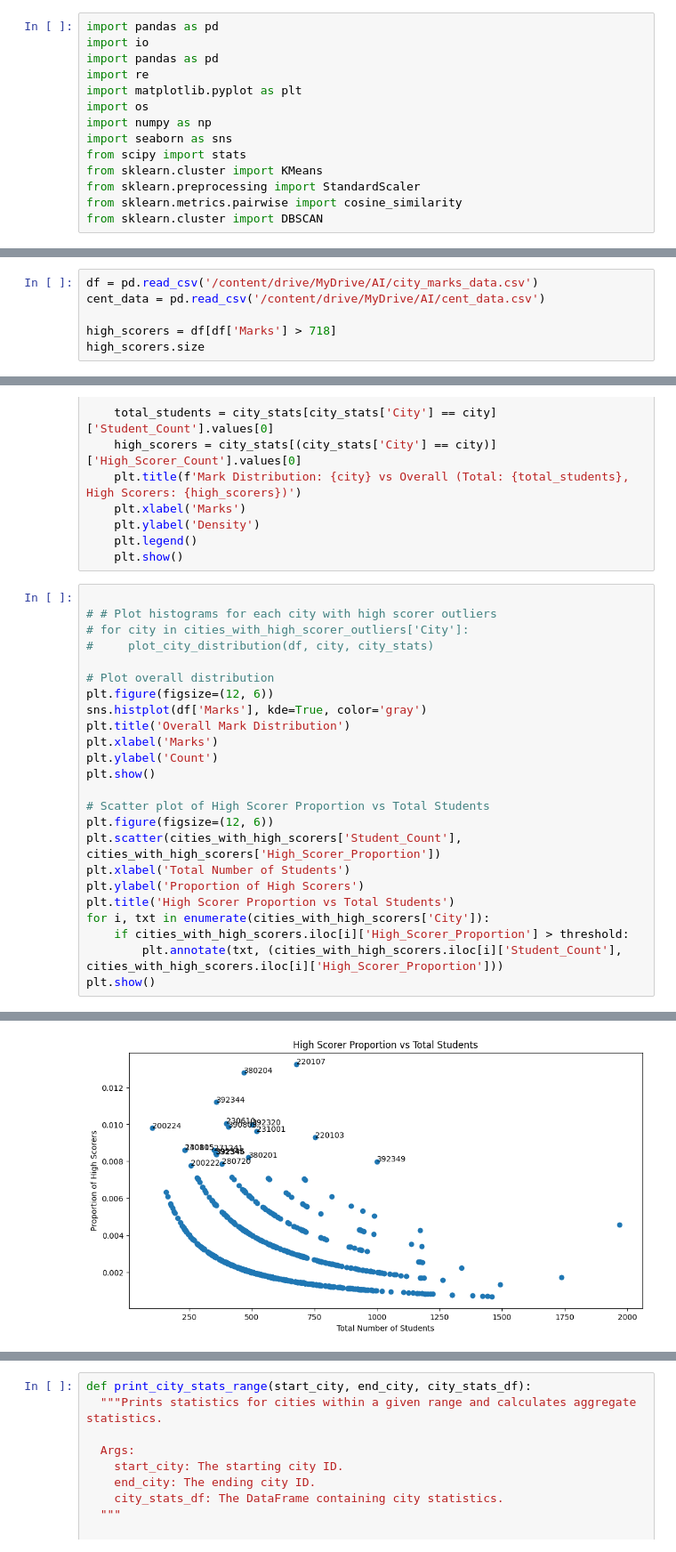
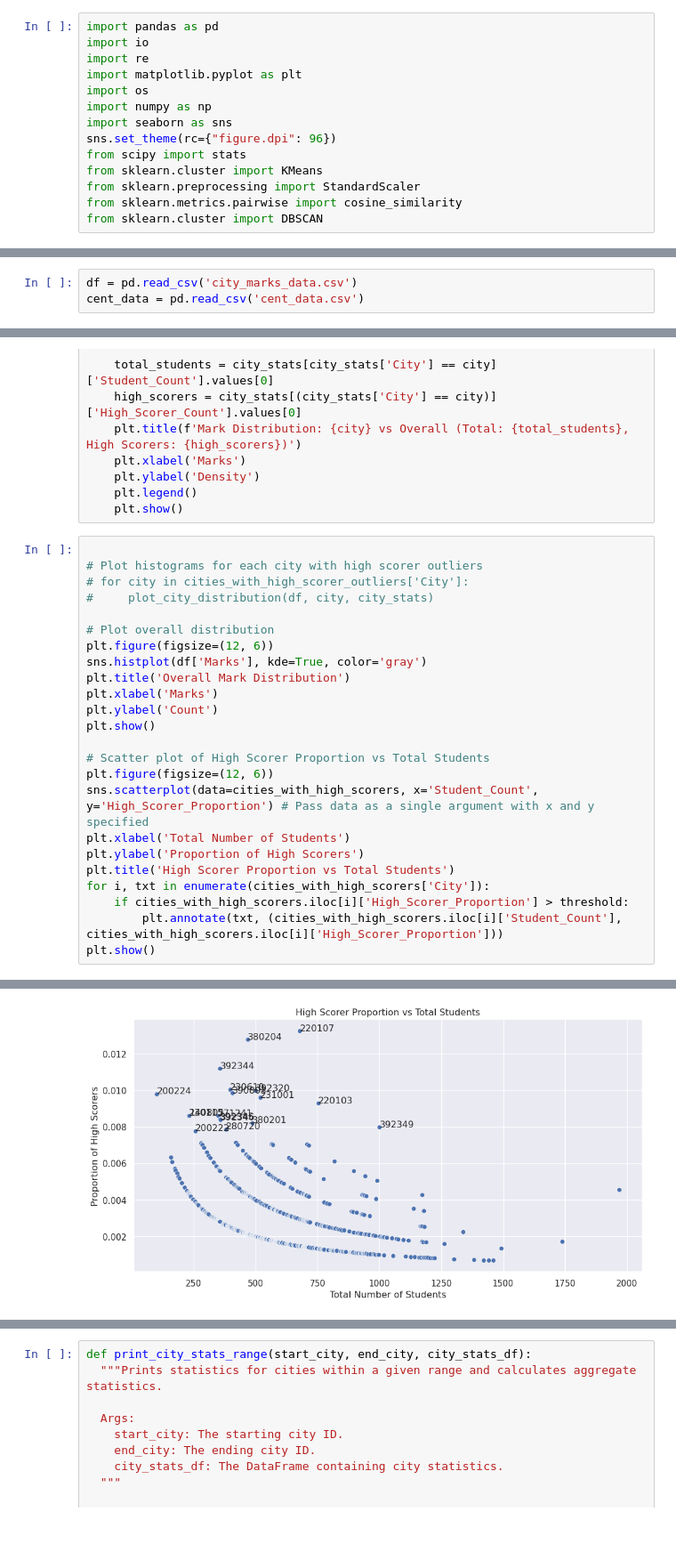
Before and after one commit to jishnurajendran/NEET-2024-analysis, a Jupyter notebook: NEET_analysis.ipynb, the cells around one changed output, grey strips where cells are left out. Shown at 89% size. Cells and saved outputs as stored; diff of their text form.

```diff
--- a/NEET_analysis.ipynb
+++ b/NEET_analysis.ipynb
@@ -1,12 +1,12 @@
 # %%
 import pandas as pd
 import io
-import pandas as pd
 import re
 import matplotlib.pyplot as plt
 import os
 import numpy as np
 import seaborn as sns
+sns.set_theme(rc={"figure.dpi": 96})
 from scipy import stats
 from sklearn.cluster import KMeans
 from sklearn.preprocessing import StandardScaler
@@ -20,6 +15,3 @@ Drive already mounted at /content/drive; to attempt to forcibly remount, call dr
 # %%
-df = pd.read_csv('/content/drive/MyDrive/AI/city_marks_data.csv')
-cent_data = pd.read_csv('/content/drive/MyDrive/AI/cent_data.csv')
-
-high_scorers = df[df['Marks'] > 718]
-high_scorers.size
+df = pd.read_csv('city_marks_data.csv')
+cent_data = pd.read_csv('cent_data.csv')
@@ -283,7 +276,7 @@ def plot_city_distribution(df, city, city_stats):
     plt.show()
 # %%
 
-# # Plot histograms for each city with high scorer outliers
+# Plot histograms for each city with high scorer outliers
 # for city in cities_with_high_scorer_outliers['City']:
 #     plot_city_distribution(df, city, city_stats)
 
@@ -297,7 +290,7 @@ plt.show()
 
 # Scatter plot of High Scorer Proportion vs Total Students
 plt.figure(figsize=(12, 6))
-plt.scatter(cities_with_high_scorers['Student_Count'], cities_with_high_scorers['High_Scorer_Proportion'])
+sns.scatterplot(data=cities_with_high_scorers, x='Student_Count', y='High_Scorer_Proportion') # Pass data as a single argument with x and y specified
 plt.xlabel('Total Number of Students')
 plt.ylabel('Proportion of High Scorers')
 plt.title('High Scorer Proportion vs Total Students')
@@ -310,4 +303,4 @@ plt.show()
-[figure, old version]
+[figure, new version]
 # %%
 plot_city_distribution(df, 392349, city_stats)
 # %% [output]
```
Also changed, not shown: parts of 14 cells of this notebook.
